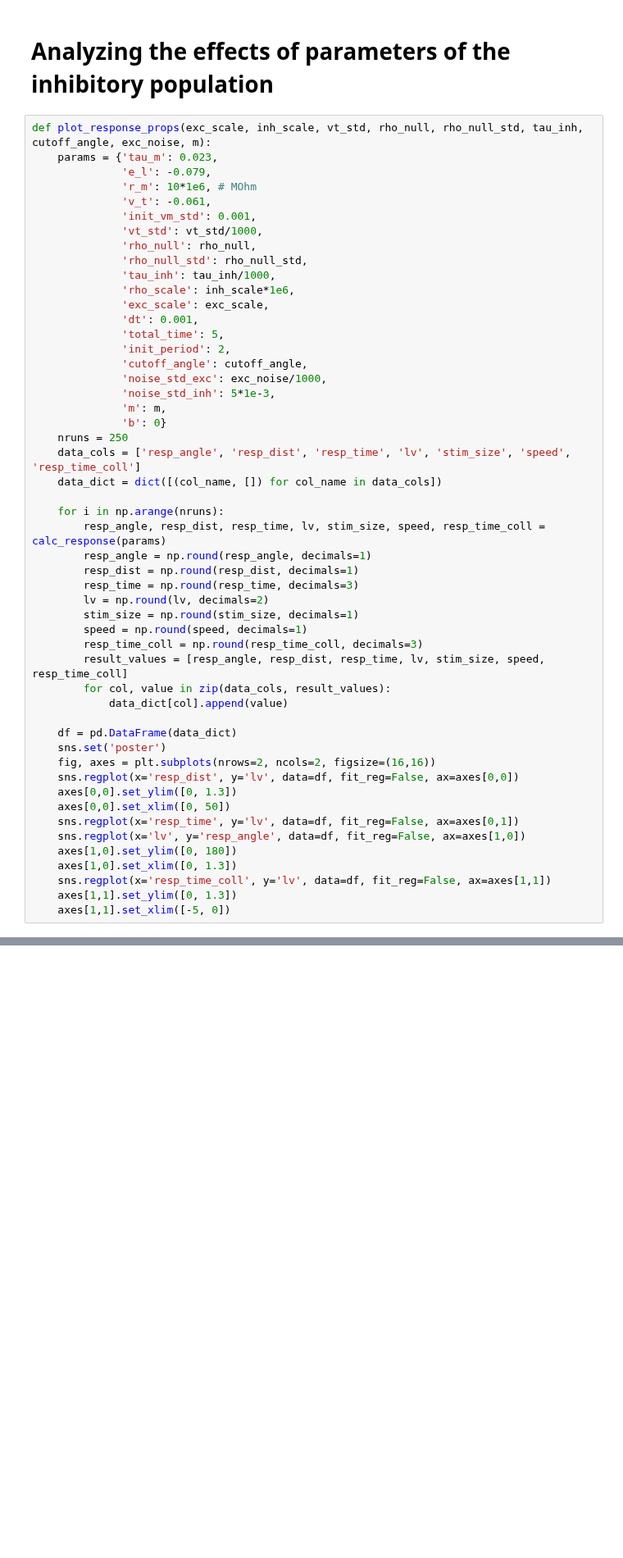
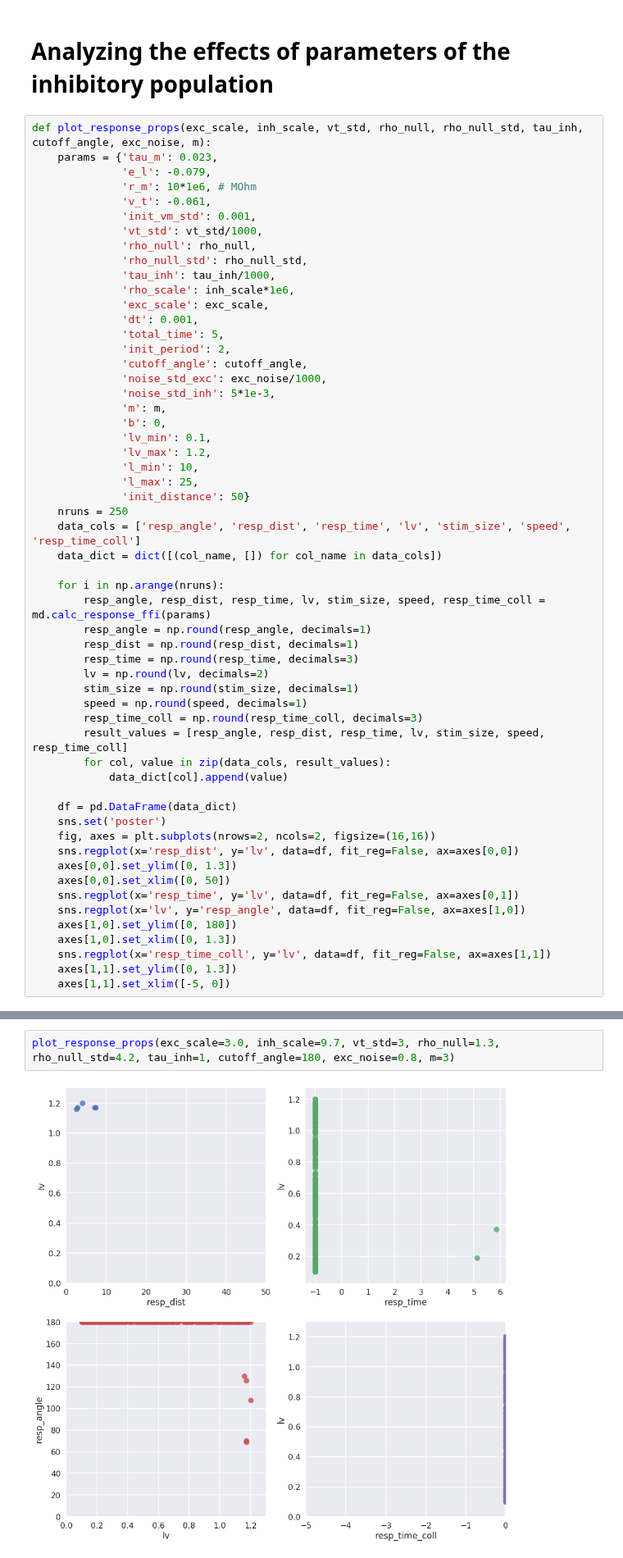
Before and after one commit to awakenting/master-thesis, a Jupyter notebook: code/looming_stimulus_model_feedforward_inhibition.ipynb, the cells around one changed output, grey strips where cells are left out. Shown at 82% size. Drawn from its saved outputs; the diff is of its cells as text; blank space fills up the shorter version.

```diff
--- a/code/looming_stimulus_model_feedforward_inhibition.ipynb
+++ b/code/looming_stimulus_model_feedforward_inhibition.ipynb
@@ -227,13 +228,18 @@ def plot_response_props(exc_scale, inh_scale, vt_std, rho_null, rho_null_std, ta
               'noise_std_exc': exc_noise/1000,
               'noise_std_inh': 5*1e-3,
               'm': m,
-              'b': 0}
+              'b': 0,
+              'lv_min': 0.1,
+              'lv_max': 1.2,
+              'l_min': 10,
+              'l_max': 25,
+              'init_distance': 50}
     nruns = 250
     data_cols = ['resp_angle', 'resp_dist', 'resp_time', 'lv', 'stim_size', 'speed', 'resp_time_coll']
     data_dict = dict([(col_name, []) for col_name in data_cols])
 
     for i in np.arange(nruns):
-        resp_angle, resp_dist, resp_time, lv, stim_size, speed, resp_time_coll = calc_response(params)
+        resp_angle, resp_dist, resp_time, lv, stim_size, speed, resp_time_coll = md.calc_response_ffi(params)
         resp_angle = np.round(resp_angle, decimals=1)
         resp_dist = np.round(resp_dist, decimals=1)
         resp_time = np.round(resp_time, decimals=3)
@@ -265,3 +267,7 @@ plot_response_props(exc_scale=30, inh_scale=9.6, vt_std=2, rho_null=2, rho_null_
+# %%
+plot_response_props(exc_scale=3.0, inh_scale=9.7, vt_std=3, rho_null=1.3, rho_null_std=4.2, tau_inh=1, cutoff_angle=180, exc_noise=0.8, m=3)
+# %% [output]
+[figure, added]
 # %%
 #parameter sliders
 exc_scale_slider = widgets.FloatSlider(min=1, max=200, step=1, value=33, continuous_update=False)
```
Also changed, not shown: parts of 7 cells of this notebook, 12 other files.
